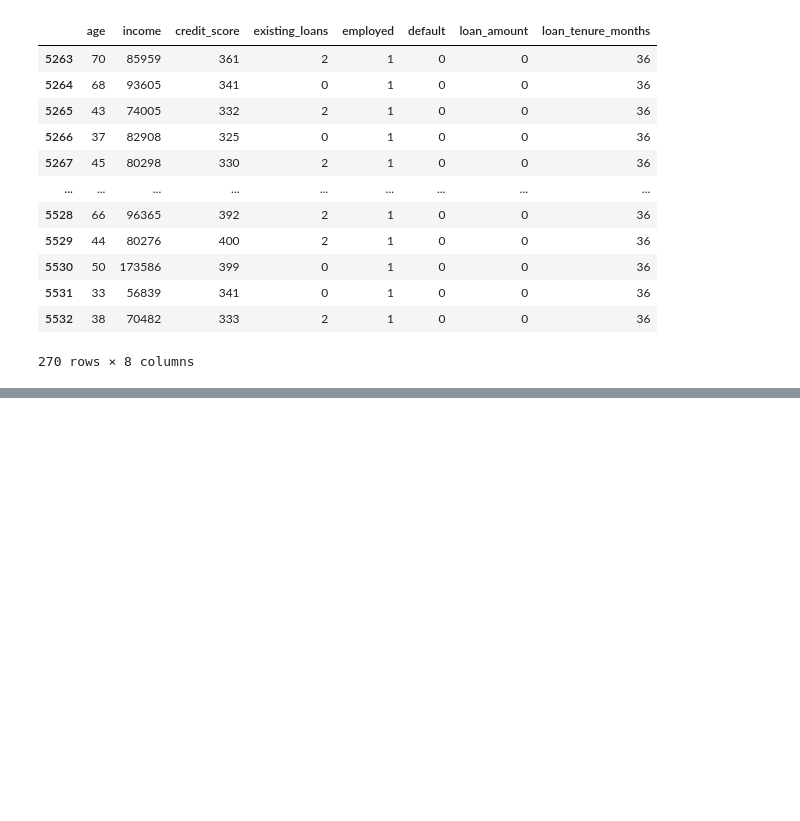
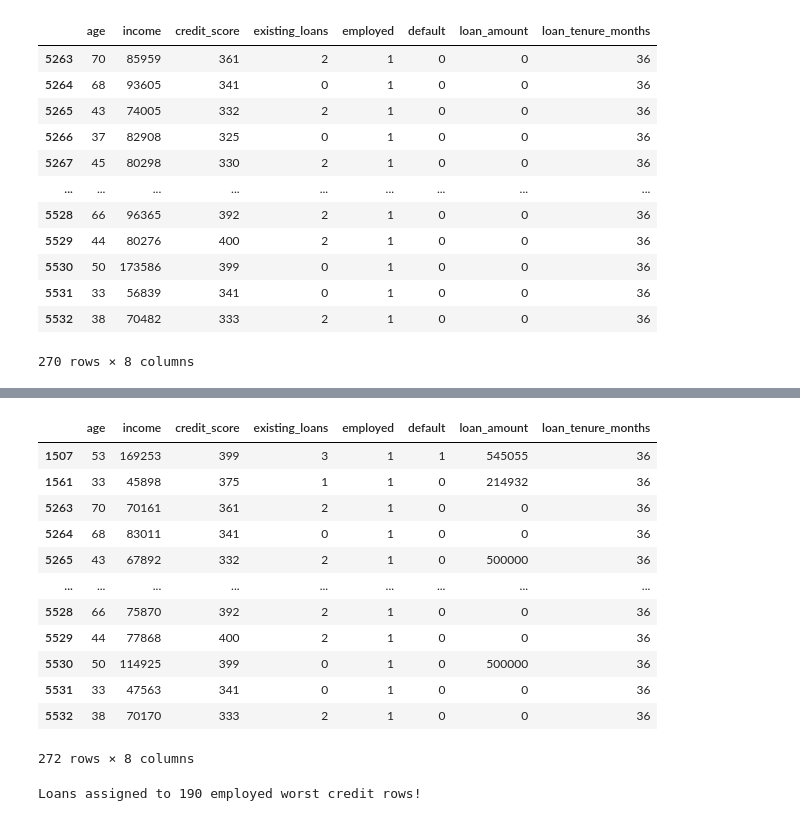
Before and after one commit to mdalishekh/DriftShield, a Jupyter notebook: data_clean4.ipynb, the cells around one changed output, grey strips where cells are left out. Saved outputs shown, nothing was run; the diff lists cells and outputs as text; code cells hidden in the pictures; blank space fills up the shorter version.

```diff
--- a/data_clean4.ipynb
+++ b/data_clean4.ipynb
@@ -501,0 +621,2 @@ df.loc[
+# %%
+new_emp_worst = (df['employed'] == 1) & (df['credit_score'].between(300, 400))
@@ -501,0 +649,16 @@ df.loc[
+# %%
+df[new_emp_worst]
+# %% [output]
+|  | age | income | credit_score | existing_loans | employed | default | loan_amount | loan_tenure_months |
+| 1507 | 53 | 169253 | 399 | 3 | 1 | 1 | 545055 | 36 |
+| 1561 | 33 | 45898 | 375 | 1 | 1 | 0 | 214932 | 36 |
+| 5263 | 70 | 70161 | 361 | 2 | 1 | 0 | 0 | 36 |
+| 5264 | 68 | 83011 | 341 | 0 | 1 | 0 | 0 | 36 |
+| 5265 | 43 | 67892 | 332 | 2 | 1 | 0 | 500000 | 36 |
+| ... | ... | ... | ... | ... | ... | ... | ... | ... |
+| 5528 | 66 | 75870 | 392 | 2 | 1 | 0 | 0 | 36 |
+| 5529 | 44 | 77868 | 400 | 2 | 1 | 0 | 0 | 36 |
+| 5530 | 50 | 114925 | 399 | 0 | 1 | 0 | 500000 | 36 |
+| 5531 | 33 | 47563 | 341 | 0 | 1 | 0 | 0 | 36 |
+| 5532 | 38 | 70170 | 333 | 2 | 1 | 0 | 0 | 36 |
+272 rows × 8 columns
@@ -501,0 +667,23 @@ df.loc[
+# %%
+new_emp_worst_loans = (df['employed'] == 1) & (df['loan_amount'] == 0) & (df['credit_score'].between(300, 400))
+
+df.loc[(new_emp_worst_loans) & (df['age'].between(25, 29)), 'loan_amount'] = \
+    df.loc[(new_emp_worst_loans) & (df['age'].between(25, 29)), 'income'] * np.random.randint(4, 6, size=df[(new_emp_worst_loans) & (df['age'].between(25, 29))].shape[0])
+
+df.loc[(new_emp_worst_loans) & (df['age'].between(30, 40)), 'loan_amount'] = \
+    df.loc[(new_emp_worst_loans) & (df['age'].between(30, 40)), 'income'] * np.random.randint(4, 6, size=df[(new_emp_worst_loans) & (df['age'].between(30, 40))].shape[0])
+
+df.loc[(new_emp_worst_loans) & (df['age'].between(41, 55)), 'loan_amount'] = \
+    df.loc[(new_emp_worst_loans) & (df['age'].between(41, 55)), 'income'] * np.random.randint(4, 6, size=df[(new_emp_worst_loans) & (df['age'].between(41, 55))].shape[0])
+
+df.loc[(new_emp_worst_loans) & (df['age'].between(56, 59)), 'loan_amount'] = \
+    df.loc[(new_emp_worst_loans) & (df['age'].between(56, 59)), 'income'] * np.random.randint(3, 5, size=df[(new_emp_worst_loans) & (df['age'].between(56, 59))].shape[0])
+
+df.loc[(new_emp_worst_loans) & (df['age'] >= 60), 'loan_amount'] = \
+    df.loc[(new_emp_worst_loans) & (df['age'] >= 60), 'income'] * np.random.randint(3, 5, size=df[(new_emp_worst_loans) & (df['age'] >= 60)].shape[0])
+
+df.loc[new_emp_worst_loans, 'loan_amount'] = df.loc[new_emp_worst_loans, 'loan_amount'].astype(int)
+
+print(f"Loans assigned to {new_emp_worst_loans.sum()} employed worst credit rows!")
+# %% [output]
+Loans assigned to 190 employed worst credit rows!
```
Also changed, not shown: parts of 38 cells of this notebook.
